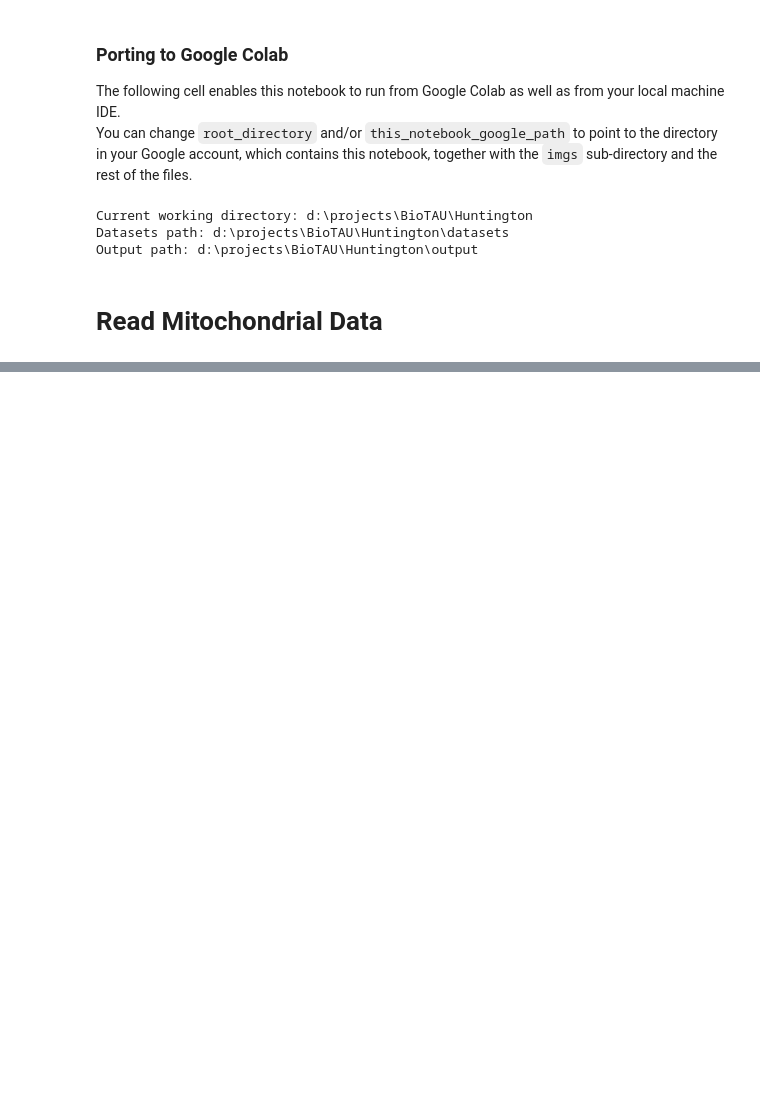
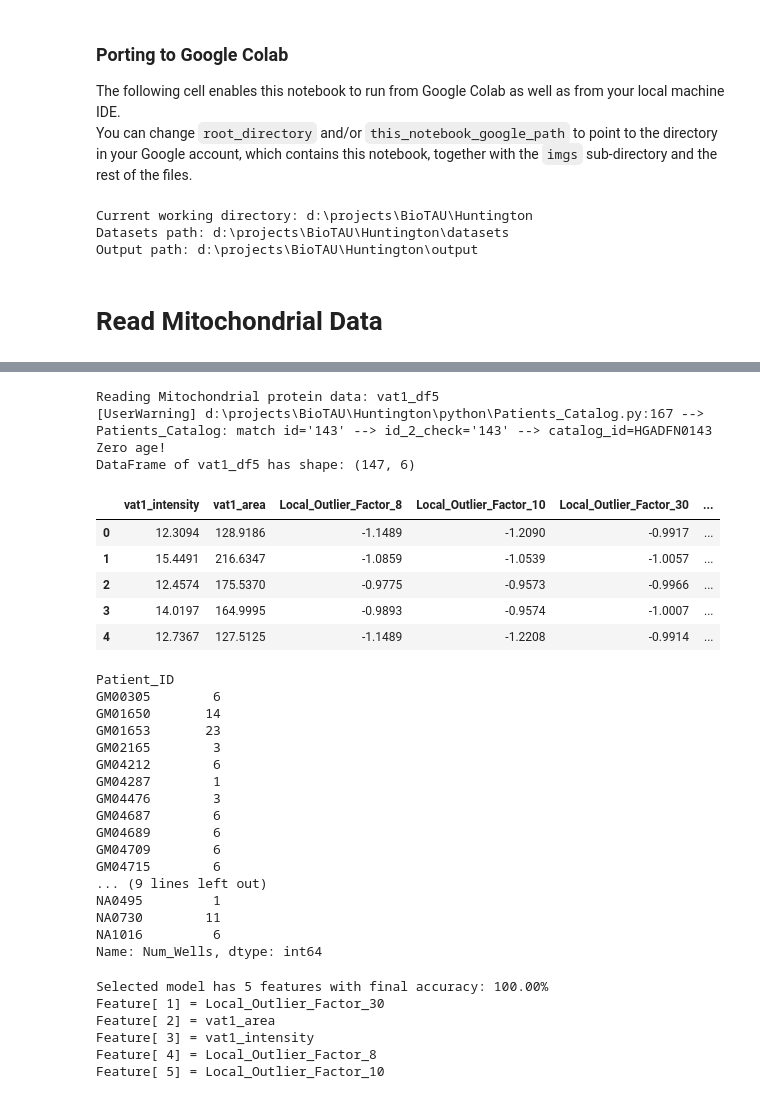
Before and after one commit to drormeir/Huntington, a Jupyter notebook: notebooks/Mitochondrial_Notebook.ipynb, the cells around one changed output, grey strips where cells are left out. Drawn from its saved outputs; the diff is of its cells as text; code cells hidden in the pictures; blank space fills up the shorter version.

```diff
--- a/notebooks/Mitochondrial_Notebook.ipynb
+++ b/notebooks/Mitochondrial_Notebook.ipynb
@@ -264,3 +190,39 @@ Name: Num_Wells, dtype: int64
+# %%
+vat1_df5 = Protein_Data(file_name_vat1_df5, verbose=1)
+vat1_df5.evaluate_features_by_xgboost_to_classify_patients_HD_without_HGPS()
+# %% [output]
+Reading Mitochondrial protein data: vat1_df5
+[UserWarning] d:\projects\BioTAU\Huntington\python\Patients_Catalog.py:167 --> Patients_Catalog: match id='143' --> id_2_check='143' --> catalog_id=HGADFN0143  Zero age!
+DataFrame of vat1_df5 has shape: (147, 6)
+|  | vat1_intensity | vat1_area | Local_Outlier_Factor_8 | Local_Outlier_Factor_10 | Local_Outlier_Factor_30 | ... |
+| 0 | 12.3094 | 128.9186 | -1.1489 | -1.2090 | -0.9917 | ... |
+| 1 | 15.4491 | 216.6347 | -1.0859 | -1.0539 | -1.0057 | ... |
+| 2 | 12.4574 | 175.5370 | -0.9775 | -0.9573 | -0.9966 | ... |
+| 3 | 14.0197 | 164.9995 | -0.9893 | -0.9574 | -1.0007 | ... |
+| 4 | 12.7367 | 127.5125 | -1.1489 | -1.2208 | -0.9914 | ... |
+Patient_ID
+GM00305        6
+GM01650       14
+GM01653       23
+GM02165        3
+GM04212        6
+GM04287        1
+GM04476        3
+GM04687        6
+GM04689        6
+GM04709        6
+GM04715        6
+... (9 lines left out)
+NA0495         1
+NA0730        11
+NA1016         6
+Name: Num_Wells, dtype: int64
+Selected model has 5 features with final accuracy: 100.00%
+Feature[ 1] = Local_Outlier_Factor_30
+Feature[ 2] = vat1_area
+Feature[ 3] = vat1_intensity
+Feature[ 4] = Local_Outlier_Factor_8
+Feature[ 5] = Local_Outlier_Factor_10
 # %%
 all_mitochondrial_data = All_Mitochondrial_Data(file_name_mitochondrial_data, [file_name_drp1_df5,file_name_mfn1_df5,file_name_mfn2_df5,file_name_vat1_df5], verbose=1)
 # %% [output]
```
Also changed, not shown: parts of 6 cells of this notebook, 4 other files.
